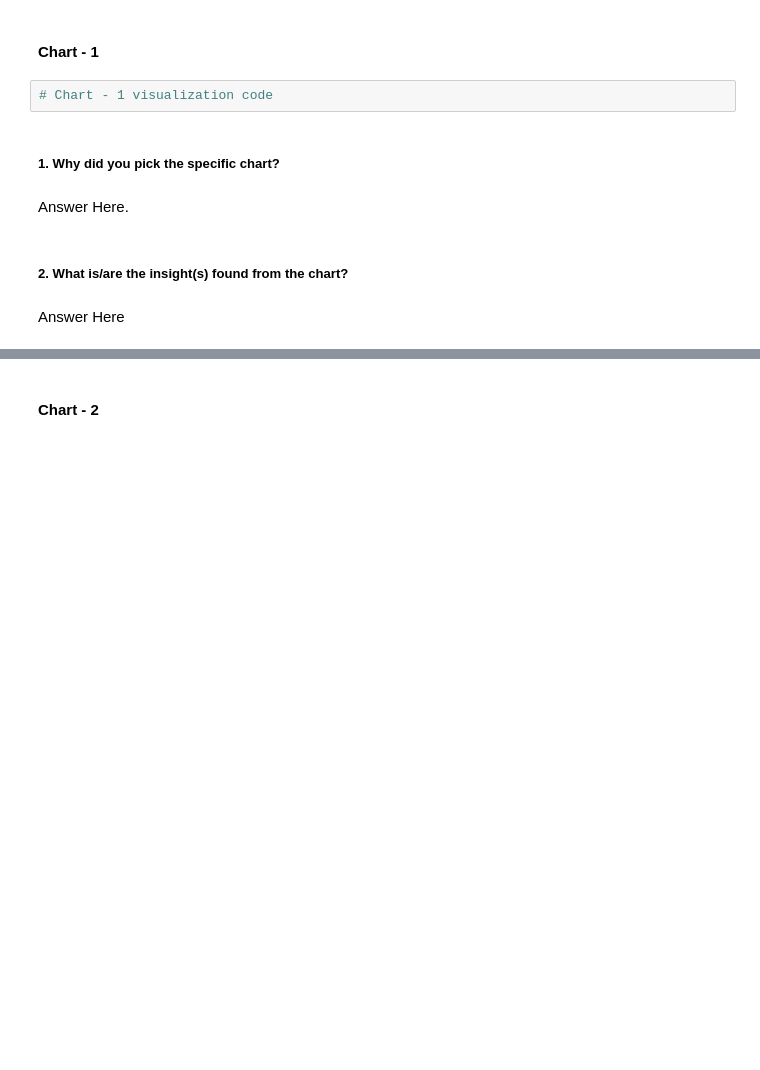
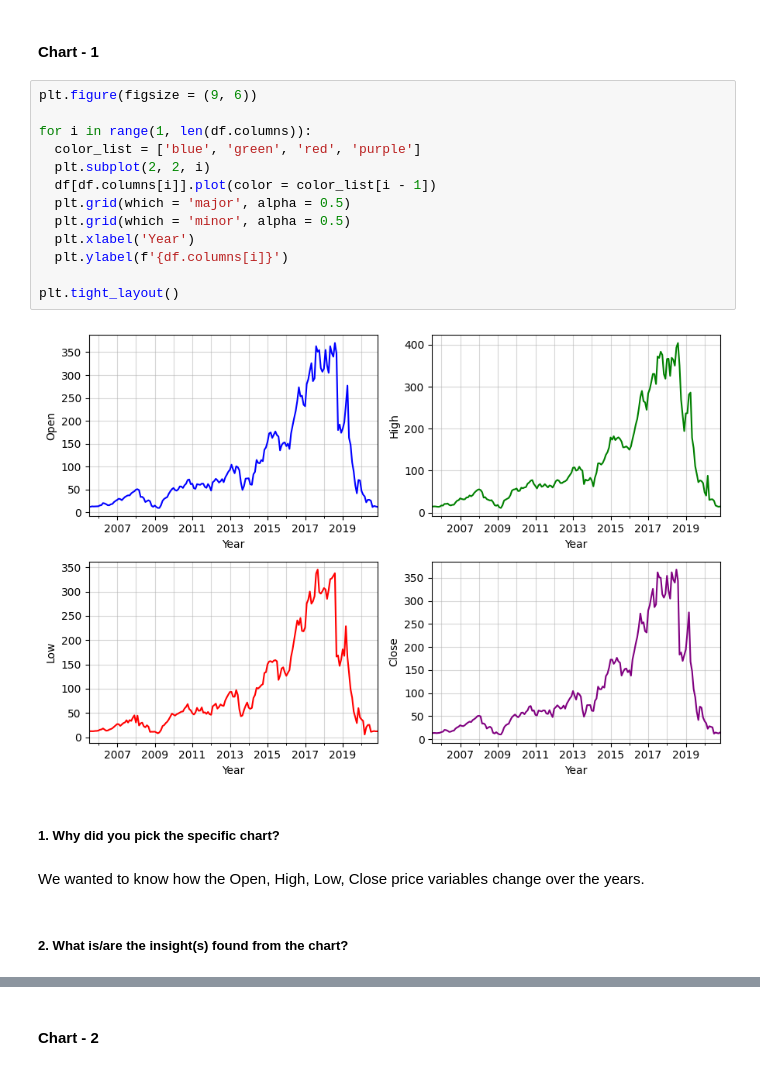
Before and after one commit to dipankarsahu1000/Yes-Bank-Stock-Closing-Price-Prediction, a Jupyter notebook: Yes_Bank_Stock_Closing_Price_Prediction.ipynb, the cells around one changed output, grey strips where cells are left out. Saved outputs shown, nothing was run; the diff lists cells and outputs as text; blank space fills up the shorter version.

```diff
--- a/Yes_Bank_Stock_Closing_Price_Prediction.ipynb
+++ b/Yes_Bank_Stock_Closing_Price_Prediction.ipynb
@@ -262,13 +269,24 @@ The 'Date' column was set as the index after converting its entries into datetim
 ## ***4. Data Vizualization, Storytelling & Experimenting with charts : Understand the relationships between variables***
 # %% [markdown]
 #### Chart - 1
-# %%
-# Chart - 1 visualization code
+# %%
+plt.figure(figsize = (9, 6))
+
+for i in range(1, len(df.columns)):
+  color_list = ['blue', 'green', 'red', 'purple']
+  plt.subplot(2, 2, i)
+  df[df.columns[i]].plot(color = color_list[i - 1])
+  plt.grid(which = 'major', alpha = 0.5)
+  plt.grid(which = 'minor', alpha = 0.5)
+  plt.xlabel('Year')
+  plt.ylabel(f'{df.columns[i]}')
+
+plt.tight_layout()
+# %% [output]
+[figure, added]
 # %% [markdown]
 ##### 1. Why did you pick the specific chart?
-# %% [markdown]
-Answer Here.
+# %% [markdown]
+We wanted to know how the Open, High, Low, Close price variables change over the years.
 # %% [markdown]
 ##### 2. What is/are the insight(s) found from the chart?
-# %% [markdown]
-Answer Here
```
Also changed, not shown: parts of 8 cells of this notebook.
